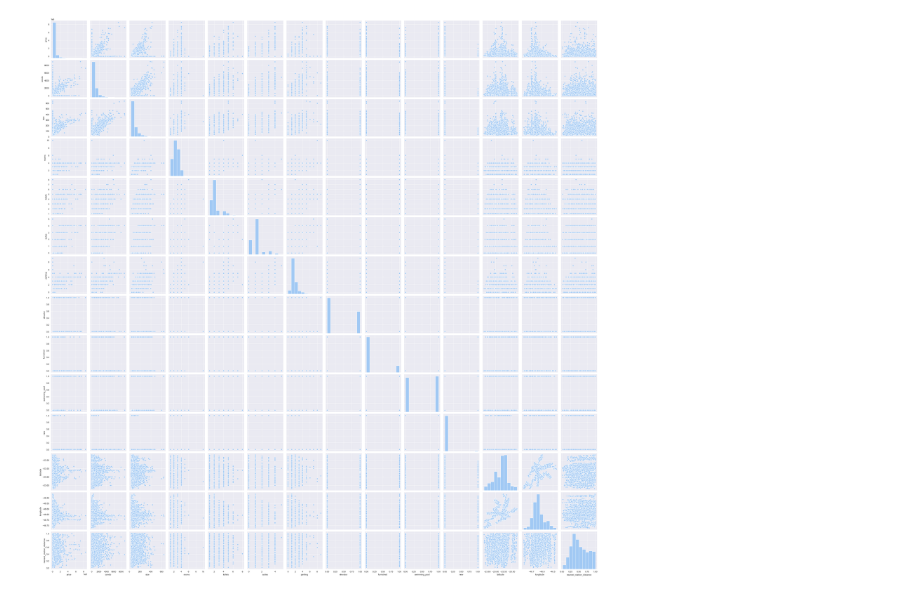
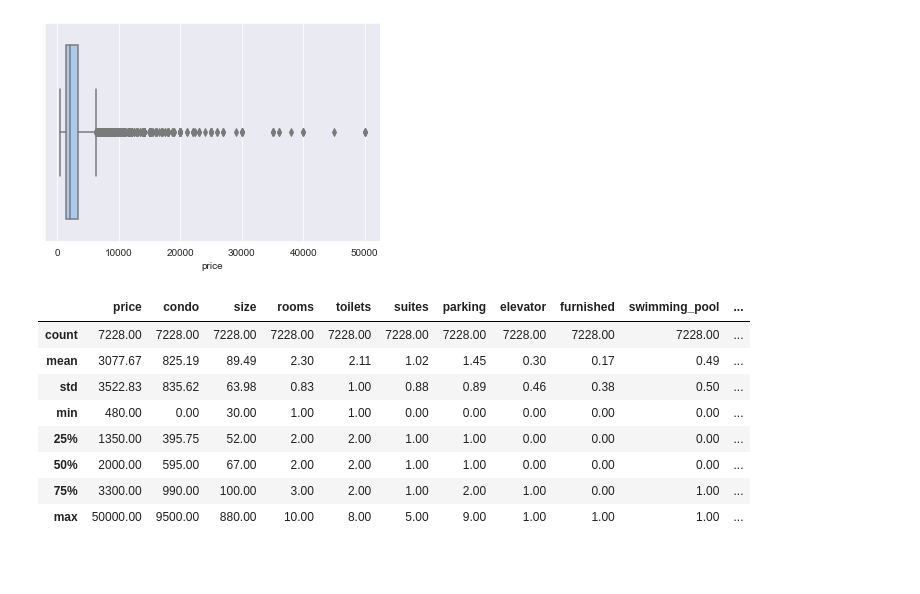
Before and after one commit to marciohssilveira/house_prices_sp, a Jupyter notebook: eda.ipynb, the cells around one changed output. Cells and saved outputs as stored; diff of their text form; code cells hidden in the pictures; blank space fills up the shorter version.

```diff
--- a/eda.ipynb
+++ b/eda.ipynb
@@ -5,5 +8,5 @@ import matplotlib.pyplot as plt
 # %%
 # Reading the CSV and storing its contents into a Data Frame
-estate = pd.read_csv('estate_updated.csv', index_col=False)
+rent = pd.read_csv('rent_properties.csv', index_col=False)
 # %%
 # Filtering the data according to the distance to the nearest subway station
@@ -21,7 +21,20 @@ sns.set_style('darkgrid')
 sns.set_palette('pastel')
 # %%
 # Distributions of data
-sns.pairplot(estate[numerical])
+sns.boxplot(rent['price'])
 plt.show()
 # %% [output]
-[figure, old version]
+[figure, new version]
+# %%
+# Broad view of data
+rent.describe()
+# %% [output]
+|  | price | condo | size | rooms | toilets | suites | parking | elevator | furnished | swimming_pool | ... |
+| count | 7228.00 | 7228.00 | 7228.00 | 7228.00 | 7228.00 | 7228.00 | 7228.00 | 7228.00 | 7228.00 | 7228.00 | ... |
+| mean | 3077.67 | 825.19 | 89.49 | 2.30 | 2.11 | 1.02 | 1.45 | 0.30 | 0.17 | 0.49 | ... |
+| std | 3522.83 | 835.62 | 63.98 | 0.83 | 1.00 | 0.88 | 0.89 | 0.46 | 0.38 | 0.50 | ... |
+| min | 480.00 | 0.00 | 30.00 | 1.00 | 1.00 | 0.00 | 0.00 | 0.00 | 0.00 | 0.00 | ... |
+| 25% | 1350.00 | 395.75 | 52.00 | 2.00 | 2.00 | 1.00 | 1.00 | 0.00 | 0.00 | 0.00 | ... |
+| 50% | 2000.00 | 595.00 | 67.00 | 2.00 | 2.00 | 1.00 | 1.00 | 0.00 | 0.00 | 0.00 | ... |
+| 75% | 3300.00 | 990.00 | 100.00 | 3.00 | 2.00 | 1.00 | 2.00 | 1.00 | 0.00 | 1.00 | ... |
+| max | 50000.00 | 9500.00 | 880.00 | 10.00 | 8.00 | 5.00 | 9.00 | 1.00 | 1.00 | 1.00 | ... |
```
Also changed, not shown: parts of 10 cells of this notebook, 4 other files.
